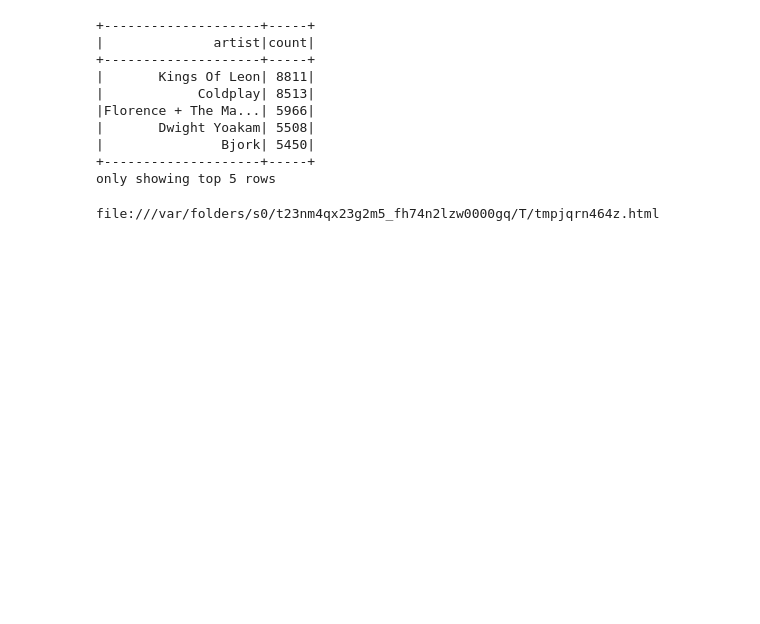
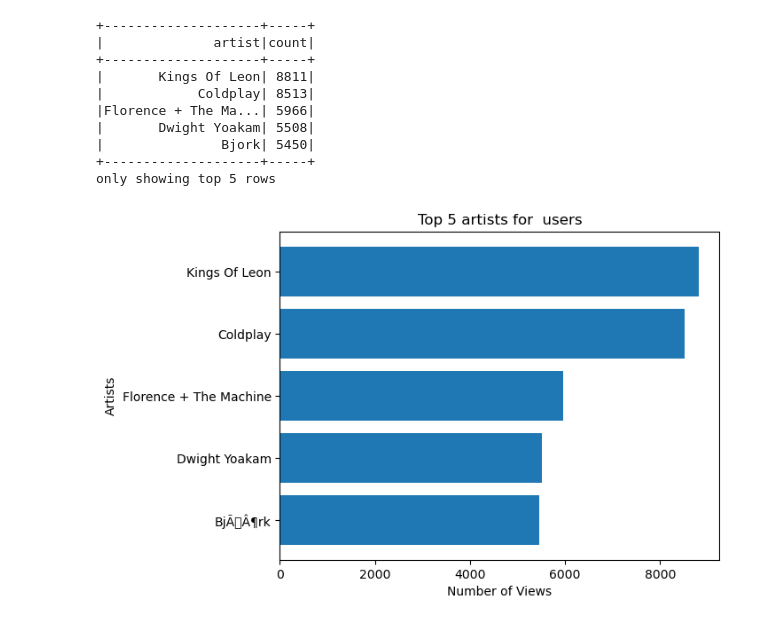
Before and after one commit to ZCWDataSixZero/MuseDash, a Jupyter notebook: Resources/isiah-data_frames.ipynb, the cells around one changed output. Cells and saved outputs as stored; diff of their text form; code cells hidden in the pictures; blank space fills up the shorter version.

```diff
--- a/Resources/isiah-data_frames.ipynb
+++ b/Resources/isiah-data_frames.ipynb
@@ -314,40 +278,37 @@ only showing top 5 rows
 # %%
 def paid_top_artists():
     """
     Function to analyze paid user's top artists.
     Filters the DataFrame for paid users, groups by artist, counts occurrences,
     and visualizes the top 5 artists for paid users.
     """
     from pyspark.sql.functions import col, count
 
     # Filter for free users
     paid_df = df_listen.filter(col('subscription') == 'paid')
 
     # Select relevant columns
     paid_df = paid_df.select('userId', 'artist', 'song', 'subscription', 'city', 'state')
 
     # Group by artist, count occurrences, and sort in descending order
     paid_artist_counts = paid_df.groupBy('artist').agg(count('*').alias('count')).orderBy(col('count').desc())
 
     # Limit to top 5 artists and collect results
     top_artists = paid_artist_counts.limit(5).collect()
 
     # Prepare data for visualization
-    artists = [row['artist'] for row in top_artists]
-    counts = [row['count'] for row in top_artists]
+    artists = [row['artist'] for row in top_artists][::-1]
+    counts = [row['count'] for row in top_artists][::-1]
 
     # Create a horizontal bar chart using Pygal
-    import pygal
-    bar_chart = pygal.HorizontalBar()
-    bar_chart.title = 'Top 5 Artists for Paid Users'
-    for artist, count_value in zip(artists, counts):
-        bar_chart.add(artist, count_value)
-
-    # Render the chart in the browser
-    bar_chart.render_in_browser()
+    import matplotlib.pyplot as plt
+    plt.barh(artists, counts)
+    plt.xlabel("Number of Views")
+    plt.title("Top 5 artists for paid users")
+    plt.show()
 paid_top_artists()
 # %% [output]
-file:///var/folders/s0/t23nm4qx23g2m5_fh74n2lzw0000gq/T/tmpjqrn464z.html
+[figure, added]
 # %%
 def free_users():
     """
```
Also changed, not shown: parts of 5 cells of this notebook.
